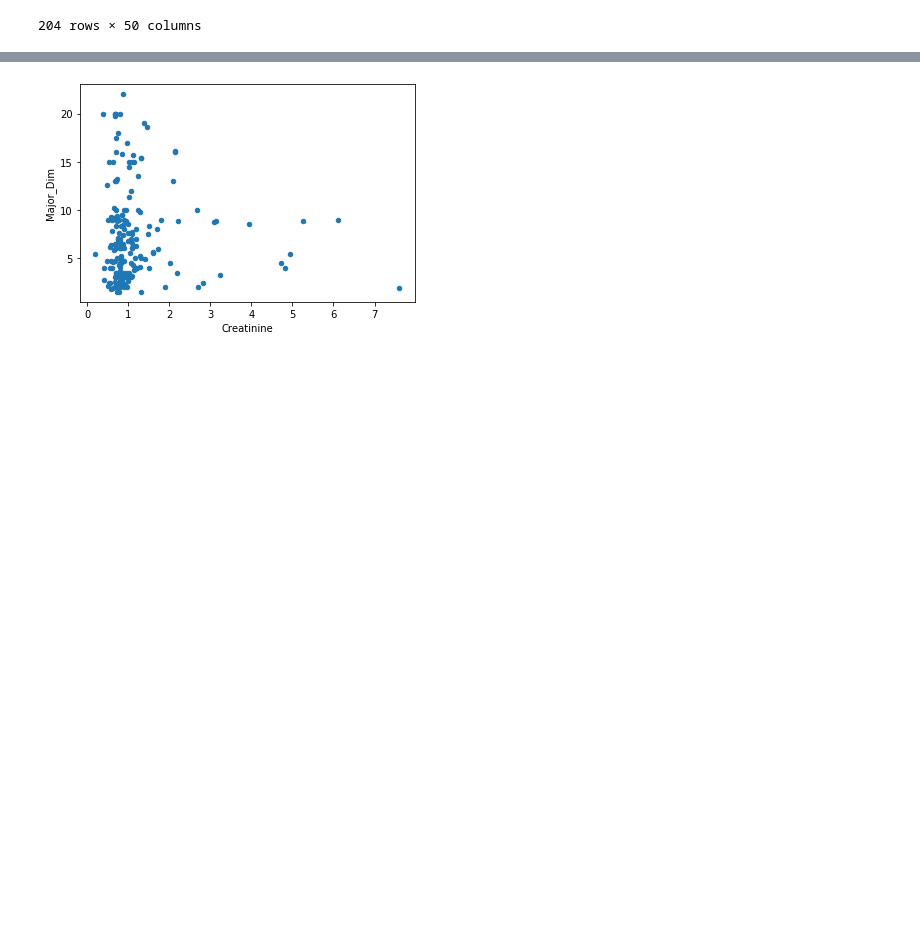
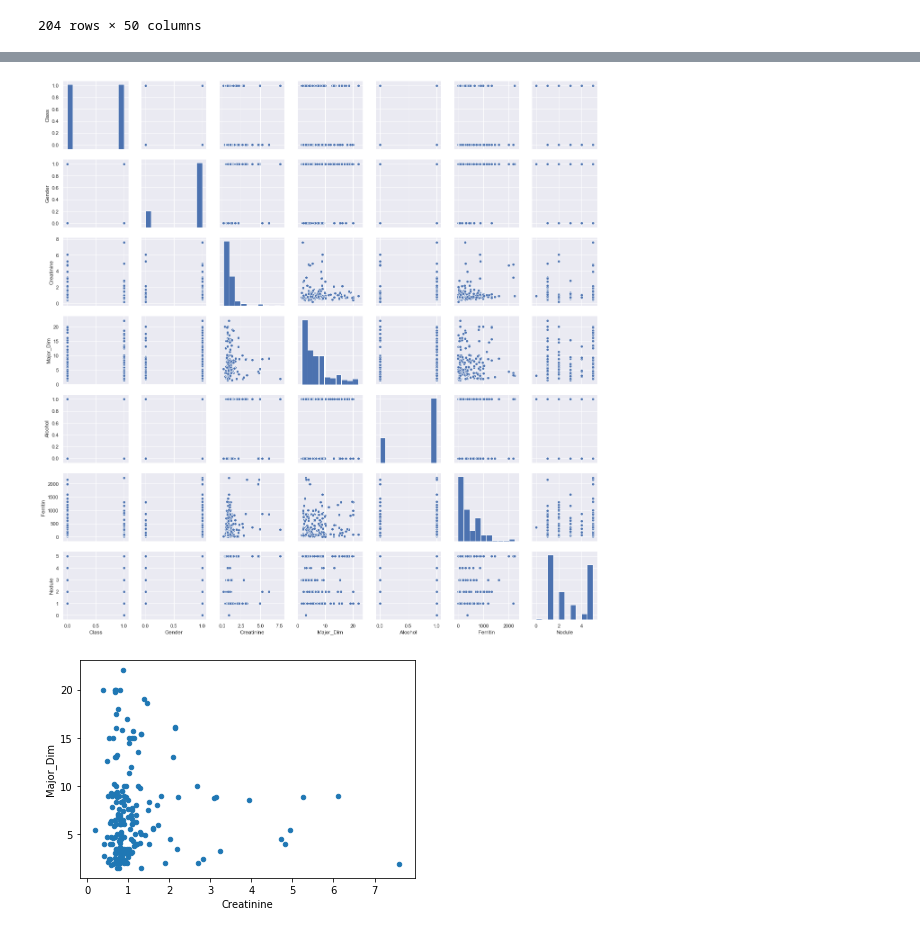
Before and after one commit to cgarciav/base-de-datos-HCC, a Jupyter notebook: visualizacion datos.ipynb, the cells around one changed output, grey strips where cells are left out. Drawn from its saved outputs; the diff is of its cells as text; code cells hidden in the pictures; blank space fills up the shorter version.

```diff
--- a/visualizacion datos.ipynb
+++ b/visualizacion datos.ipynb
@@ -27,3 +45,12 @@ datos
+# %%
+# Scatter plot:
+
+sns.set()
+cols = ['Class', 'Gender', 'Creatinine', 'Major_Dim', 'Alcohol', 'Ferritin', 'Nodule']
+sns.pairplot(datos[cols], size = 2.5)
+plt.show()
+# %% [output]
+[figure, added]
 # %%
 my_plot = datos.plot("Creatinine", "Major_Dim", kind="scatter")
 plt.show()
```
Also changed, not shown: parts of 2 cells of this notebook.
